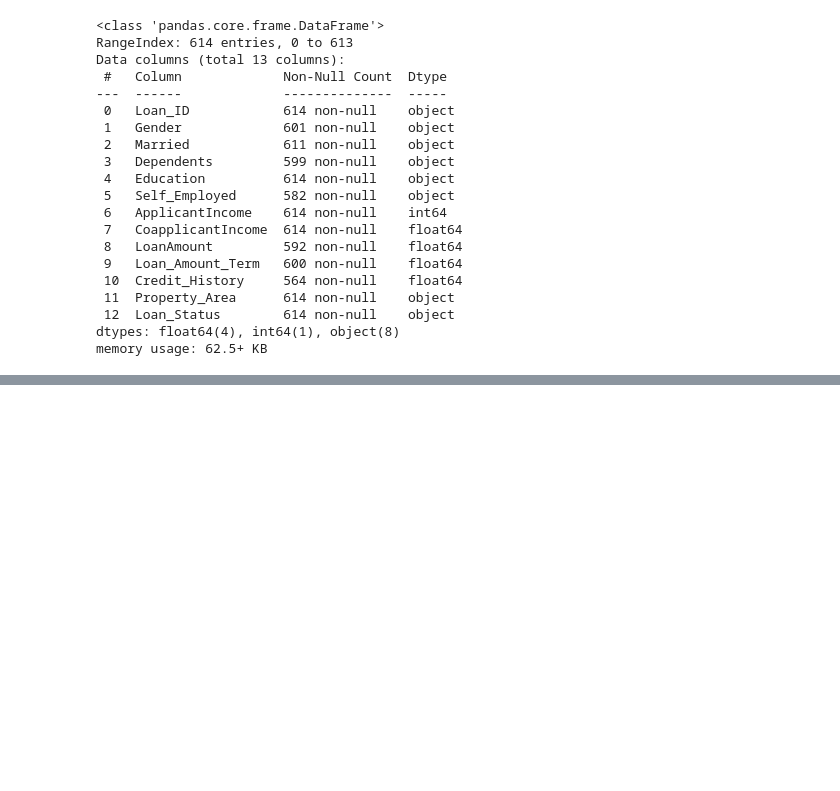
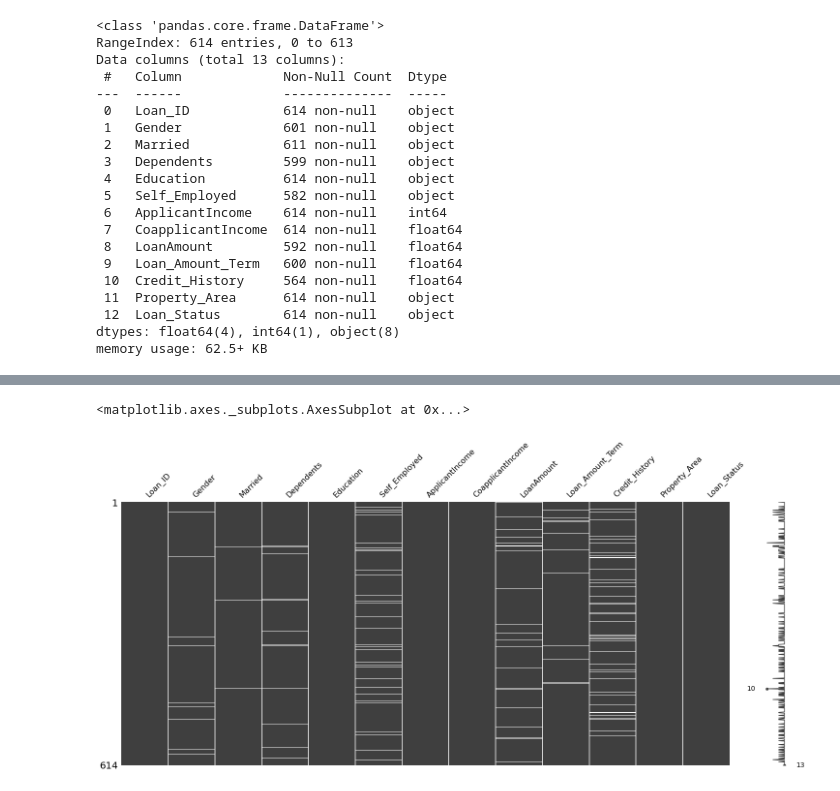
Before and after one commit to Sumith-Pevekar/LoanEligibilityPrediction, a Jupyter notebook: LoanEligibilityPrediction.ipynb, the cells around one changed output, grey strips where cells are left out. Saved outputs shown, nothing was run; the diff lists cells and outputs as text; code cells hidden in the pictures; blank space fills up the shorter version.

```diff
--- a/LoanEligibilityPrediction.ipynb
+++ b/LoanEligibilityPrediction.ipynb
@@ -74,0 +150,5 @@ memory usage: 62.5+ KB
+# %%
+msnum.matrix(data_train )
+# %% [output]
+<matplotlib.axes._subplots.AxesSubplot at 0x...>
+[figure, added]
```
Also changed, not shown: parts of 16 cells of this notebook.
